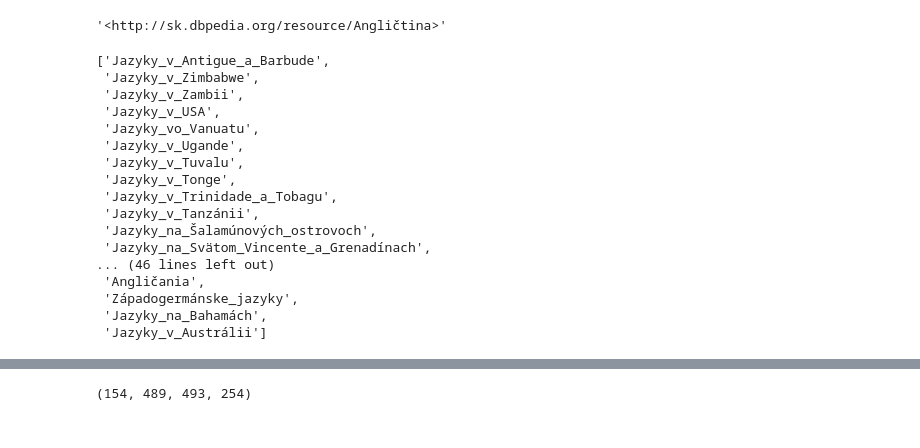
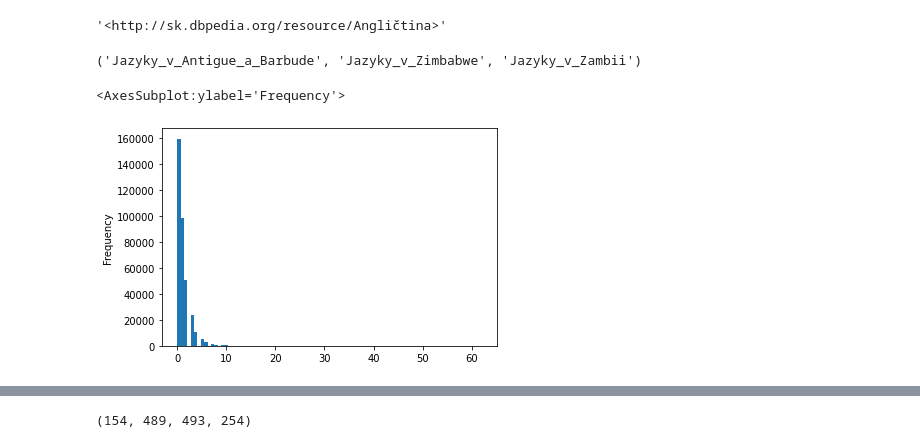
Before and after one commit to Kesleroman/DbPediaSk_HadoopParser, a Jupyter notebook: src/main/analysis/analysis.ipynb, the cells around one changed output, grey strips where cells are left out. Drawn from its saved outputs; the diff is of its cells as text; code cells hidden in the pictures.

Commit message:
Added plots of data

```diff
--- a/src/main/analysis/analysis.ipynb
+++ b/src/main/analysis/analysis.ipynb
@@ -38,6 +38,7 @@ data0 = load_data("output_json/part0.json")
 data1 = load_data("output_json/part1.json")
 data2 = load_data("output_json/part2.json")
 data3 = load_data("output_json/part3.json")
+data = pd.concat([data0, data1, data2, data3], ignore_index=True, sort=False)
 # %% [markdown]
 ----------
 Let's count **number of pages**
@@ -78,23 +79,14 @@ data0.iloc[max_i0].label
 data0.iloc[max_i0].key
 # %% [output]
 '<http://sk.dbpedia.org/resource/Angličtina>'
-# %%
-data0.iloc[max_i0].categories
-# %% [output]
-['Jazyky_v_Antigue_a_Barbude',
- 'Jazyky_v_Zimbabwe',
- 'Jazyky_v_Zambii',
- 'Jazyky_v_USA',
- 'Jazyky_vo_Vanuatu',
- 'Jazyky_v_Ugande',
- 'Jazyky_v_Tuvalu',
- 'Jazyky_v_Tonge',
- 'Jazyky_v_Trinidade_a_Tobagu',
- 'Jazyky_v_Tanzánii',
- 'Jazyky_na_Šalamúnových_ostrovoch',
- 'Jazyky_na_Svätom_Vincente_a_Grenadínach',
-... (46 lines left out)
- 'Angličania',
- 'Západogermánske_jazyky',
- 'Jazyky_na_Bahamách',
- 'Jazyky_v_Austrálii']
+# %%
+data0.iloc[max_i0].categories[0], data0.iloc[max_i0].categories[1], data0.iloc[max_i0].categories[2]
+# %% [output]
+('Jazyky_v_Antigue_a_Barbude', 'Jazyky_v_Zimbabwe', 'Jazyky_v_Zambii')
+# %%
+categories_len = data.categories.apply(lambda x: len(x))
+# %%
+categories_len.plot.hist(bins=90)
+# %% [output]
+<AxesSubplot:ylabel='Frequency'>
+[figure, added]
```
Also changed, not shown: parts of 7 cells of this notebook.
